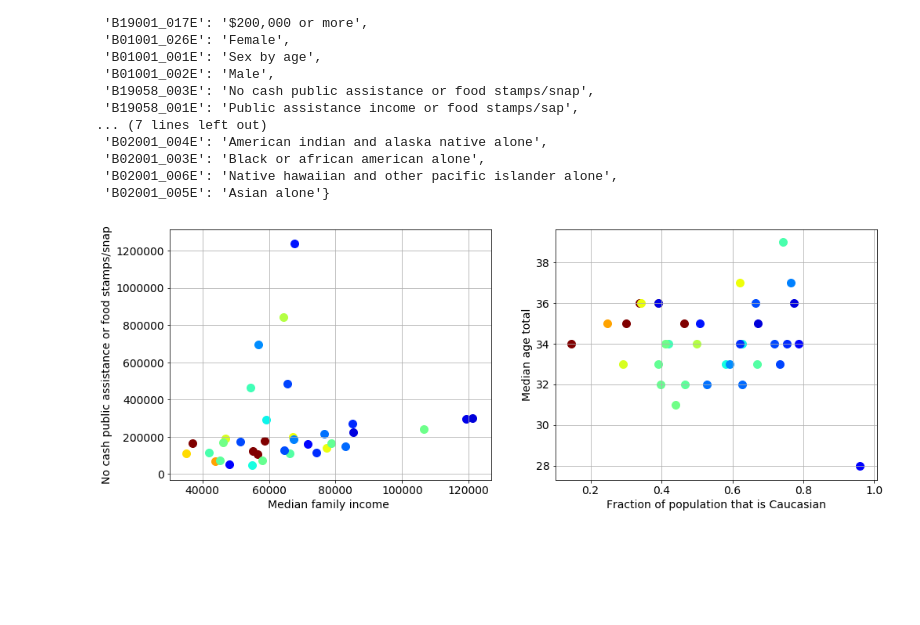
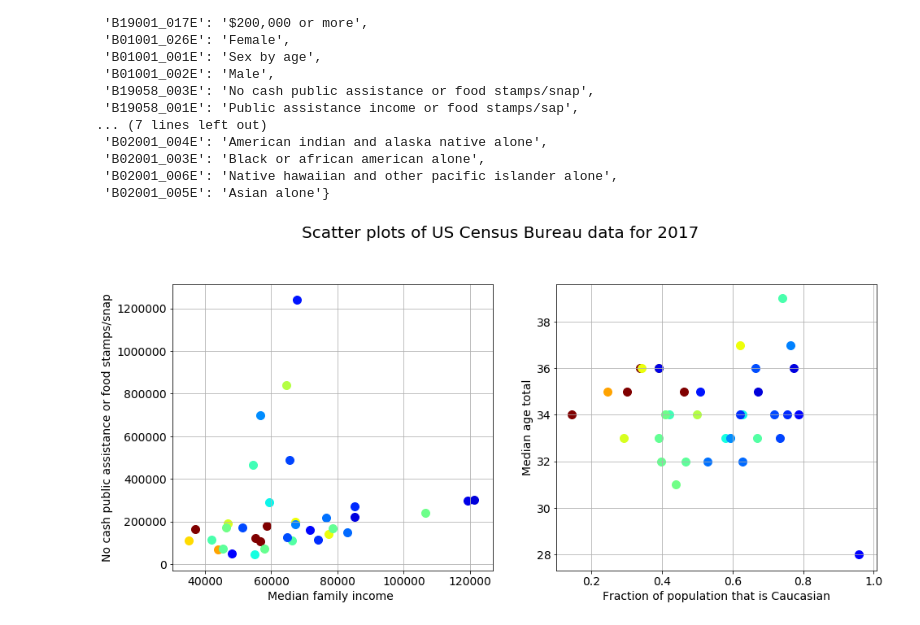
Before and after one commit to pkaercher/TheDataIncubatorProject, a Jupyter notebook: DataIncubatorProject.ipynb, the cells around one changed output. Saved outputs shown, nothing was run; the diff lists cells and outputs as text; code cells hidden in the pictures; blank space fills up the shorter version.

Commit message:
Updated plots

```diff
--- a/DataIncubatorProject.ipynb
+++ b/DataIncubatorProject.ipynb
@@ -519,11 +525,13 @@ my_variable_dict
  'B02001_005E': 'Asian alone'}
 # %%
 plt.rcParams.update({'font.size': 14})
-fig, ax = plt.subplots(figsize=(25,20))
+fig, ax = plt.subplots(figsize=(24,10))
 gs = gridspec.GridSpec(3,3)
 
 year = 2017
 all_data_year = all_data[(all_data['year']==year)&(all_data['city']!='New York')]
+
+fig.suptitle('Scatter plots of US Census Bureau data for 2017', fontsize=20, ha='right', va='top')
 
 def scatter_plot_variables(xx,yy):
     plt.grid()
@@ -535,37 +543,39 @@ def scatter_plot_variables(xx,yy):
 
 
 
-ax = subplot(gs[1,1])
-# scatter_plot_variables('B01002_001E','B17002_001E')
+ax = subplot(gs[0:2,0:1])
 scatter_plot_variables('B19113_001E','B19058_003E')
 
-ax = subplot(gs[1,2])
+
+ax = subplot(gs[0:2,1:2])
 plt.grid()
 xx1 = 'B02001_002E'
 xx2 = 'B01003_001E'
 yy = 'B01002_001E'
 for city,color in zip(all_data_year['city'],all_data_year['city_color']):
     df = all_data_year[all_data_year['city']==city]
     plt.scatter(int(df[xx1])/int(df[xx2]), int(df[yy]), c=color, label=city,s=100)
 plt.xlabel('Fraction of population that is Caucasian')
 plt.ylabel(my_variable_dict[yy])
+
+
 # scatter_plot_variables('B02001_002E','B01002_001E')
 
 # ax = subplot(gs[2,1])
 # scatter_plot_variables('B19001_002E','B19001_017E')
 
 # ax = subplot(gs[2,2])
 # scatter_plot_variables('B19058_002E','B19058_003E')
 
 # plt.yaxis.set_major_formatter(mpl.ticker.StrMethodFormatter('{x:,.0f}'))
 
 
 # fig, axes = plt.subplots(nrows=4, ncols=4)
 # fig.tight_layout()
 
 
 # plt.legend(loc='upper left')
 
-savefig("Variable_correlation_plots.png", dpi=400)
+# savefig("Figure_2_variable_correlation_plots.png", dpi=400)
 # %% [output]
-[figure, old version]
+[figure, new version]
```
Also changed, not shown: parts of 3 cells of this notebook.
